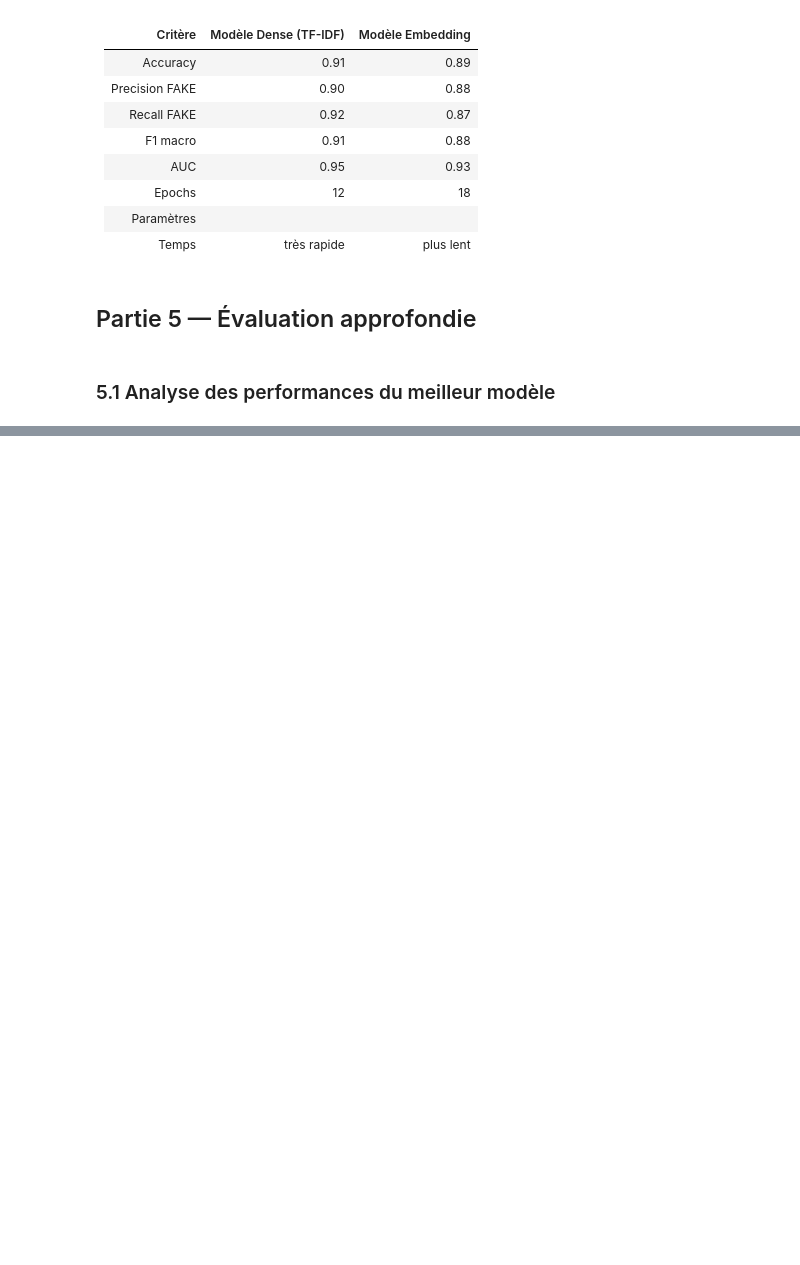
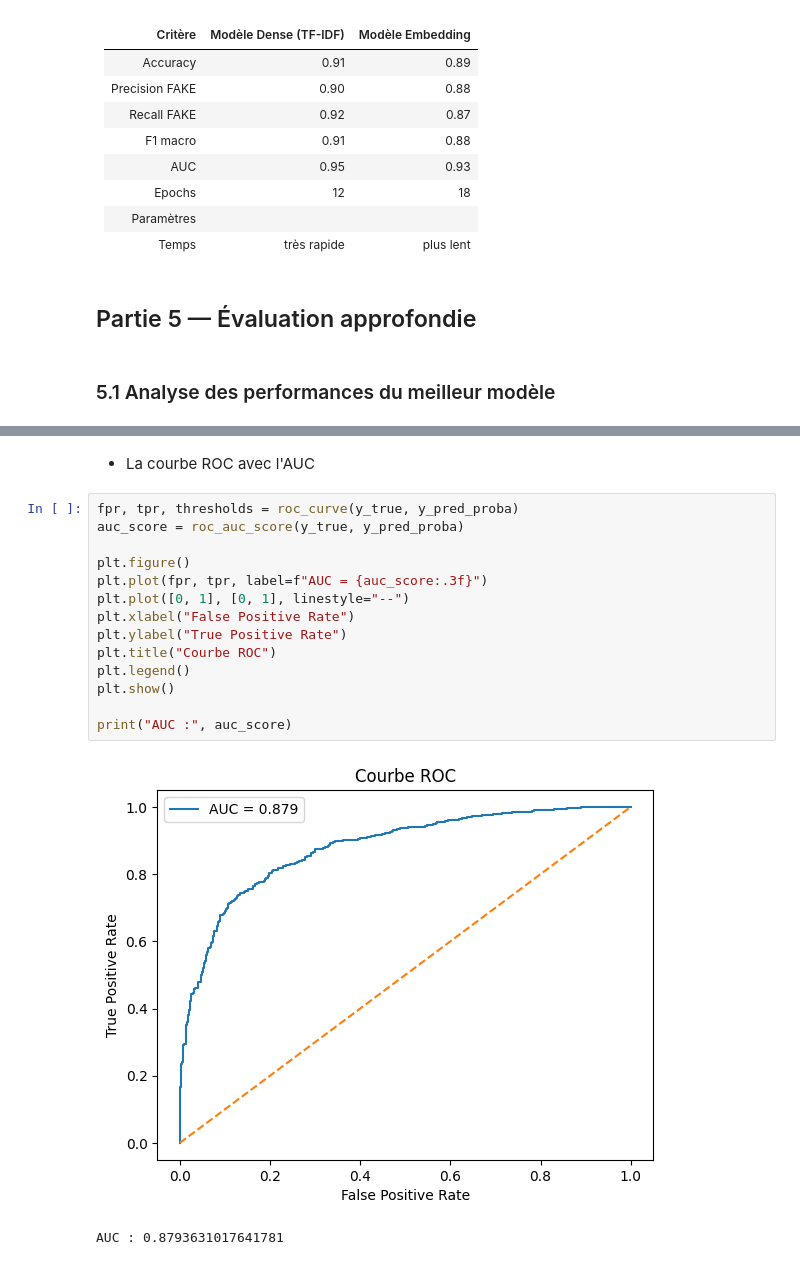
Before and after one commit to MyDen2/ECF4, a Jupyter notebook: notebook/ecf_fake_news.ipynb, the cells around one changed output, grey strips where cells are left out. Saved outputs shown, nothing was run; the diff lists cells and outputs as text; blank space fills up the shorter version.

```diff
--- a/notebook/ecf_fake_news.ipynb
+++ b/notebook/ecf_fake_news.ipynb
@@ -1163,0 +1253,19 @@ Sur l'ensemble de test, calculez et affichez pour votre meilleur modèle :
+# %% [markdown]
+- La courbe ROC avec l'AUC
+# %%
+fpr, tpr, thresholds = roc_curve(y_true, y_pred_proba)
+auc_score = roc_auc_score(y_true, y_pred_proba)
+
+plt.figure()
+plt.plot(fpr, tpr, label=f"AUC = {auc_score:.3f}")
+plt.plot([0, 1], [0, 1], linestyle="--")
+plt.xlabel("False Positive Rate")
+plt.ylabel("True Positive Rate")
+plt.title("Courbe ROC")
+plt.legend()
+plt.show()
+
+print("AUC :", auc_score)
+# %% [output]
+[figure, added]
+AUC : 0.8793631017641781
```
Also changed, not shown: parts of 28 cells of this notebook, 4 other files.
